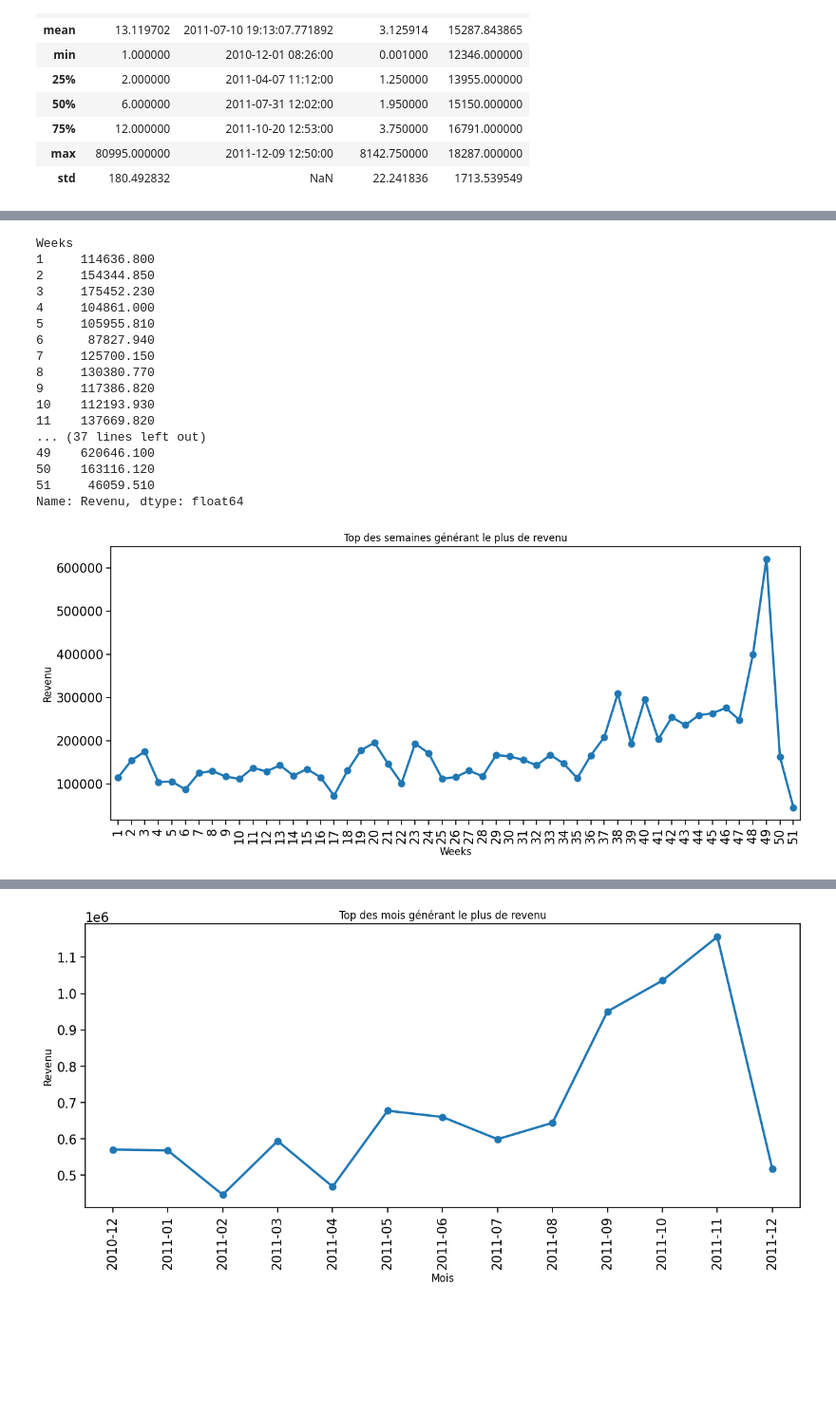
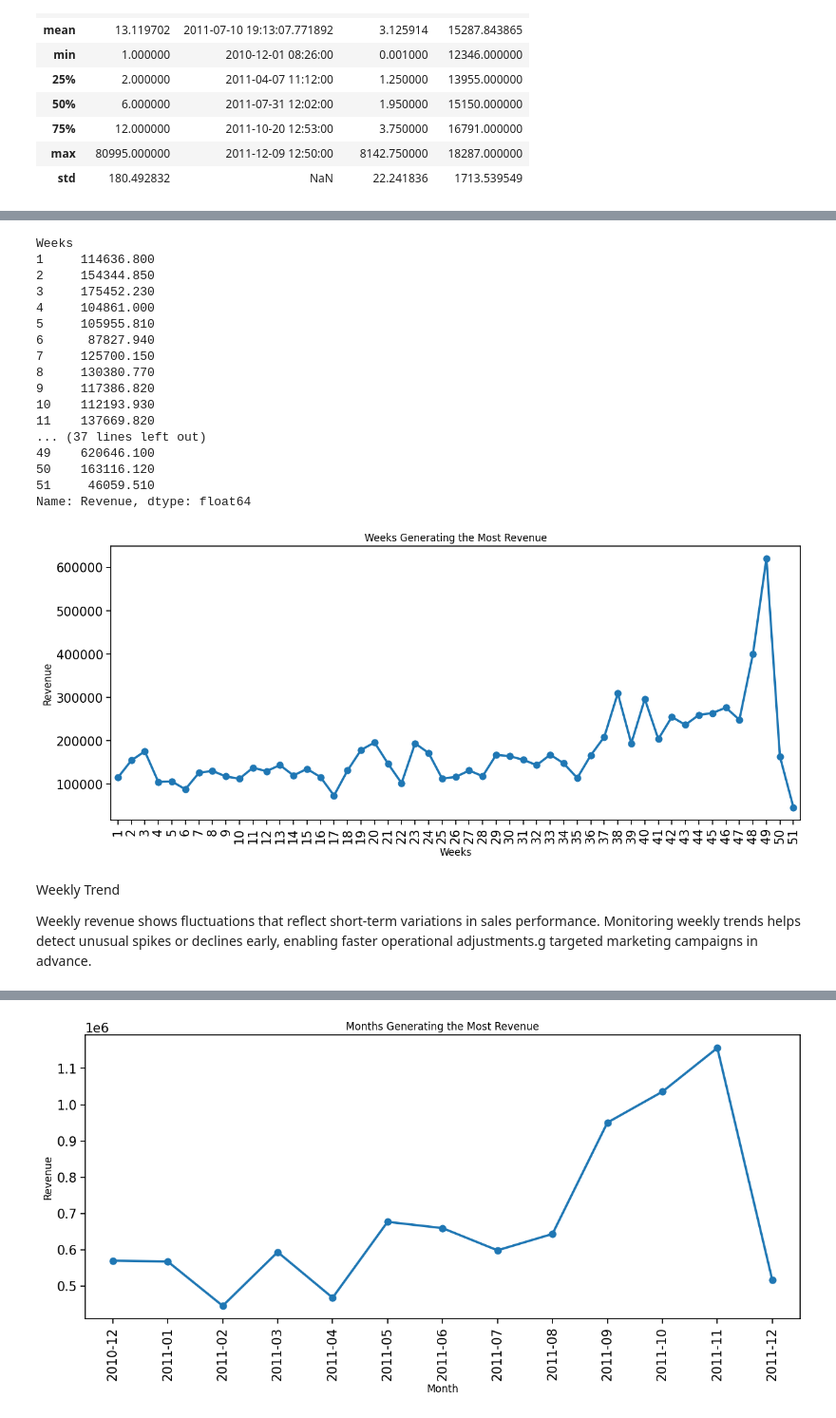
Before and after one commit to djafarou-ML/FUTURE_DS_01, a Jupyter notebook: analyse_vente.ipynb, the cells around one changed output, grey strips where cells are left out. Shown at 95% size. Drawn from its saved outputs; the diff is of its cells as text; code cells hidden in the pictures; blank space fills up the shorter version.

```diff
--- a/analyse_vente.ipynb
+++ b/analyse_vente.ipynb
@@ -173,10 +171,12 @@ negative_quantity
 | 541717 | C581569 | 20979 | 36 PENCILS TUBE RED RETROSPOT | -5 | 2011-12-09 11:58:00 | 1.25 | 17315.0 | United Kingdom |
 10624 rows × 8 columns
 # %%
-'''Creation de DataFrame contenant les mauvaises donnes : commande annuler, quantite negatif et prix et perte
-    et regroupement de toutes les données problématiques dans un seul DataFrame
 '''
-bad_data = pd.concat([customer_absent, negative_unit_price, negative_quantity, duplicate, price_zero])
+Create a DataFrame containing problematic data:
+canceled orders, negative quantities, negative or zero prices, duplicates.
+Combine all problematic data into a single DataFrame.
+'''
+bad_data = pd.concat([customer_missing, negative_unit_price, negative_quantity, duplicate, price_zero])
 bad_data
 # %% [output]
 |  | InvoiceNo | StockCode | Description | Quantity | InvoiceDate | UnitPrice | CustomerID | Country |
@@ -210,3 +210,7 @@ df
 | 541907 | 581587 | 23255 | CHILDRENS CUTLERY CIRCUS PARADE | 4 | 2011-12-09 12:50:00 | 4.15 | 12680.0 | France |
 | 541908 | 581587 | 22138 | BAKING SET 9 PIECE RETROSPOT | 3 | 2011-12-09 12:50:00 | 4.95 | 12680.0 | France |
 392692 rows × 8 columns
+# %%
+# Strip extra spaces in 'Country' column
+df['Country'] = df['Country'].str.strip()
+df
@@ -276,7 +295,7 @@ df_clean.describe()
 | max | 80995.000000 | 2011-12-09 12:50:00 | 8142.750000 | 18287.000000 |
 | std | 180.492832 | NaN | 22.241836 | 1713.539549 |
 # %%
-# Calcul du revenu pour chaque ligne
-df_clean['Revenu'] = df_clean['Quantity'] * df_clean['UnitPrice']
+# Calculate revenue per row
+df_clean['Revenue'] = df_clean['Quantity'] * df_clean['UnitPrice']
 df_clean
 # %% [output]
@@ -357,9 +384,8 @@ df_clean
 | 541908 | 581587 | 22138 | BAKING SET 9 PIECE RETROSPOT | 3 | 2011-12-09 12:50:00 | 4.95 | 12680.0 | France | 14.85 | ... |
 392692 rows × 10 columns
 # %%
-# Calcul du revenu total pour chaque semaine
-
-top_products_week = df_clean.groupby('Weeks')['Revenu'].sum()
+# Calculate total revenue per week
+top_products_week = df_clean.groupby('Weeks')['Revenue'].sum()
 top_products_week
 # %% [output]
 Weeks
@@ -378,24 +404,30 @@ Weeks
 49    620646.100
 50    163116.120
 51     46059.510
-Name: Revenu, dtype: float64
+Name: Revenue, dtype: float64
 # %%
+# Plot revenue per week
 sn.set_context("notebook", rc={"xtick.labelsize": 15, "ytick.labelsize": 15})
 top_products_week = top_products_week.sort_index()
 
 labels_X = top_products_week.index
-valeurs_Y = top_products_week.values
-top_dates_df = pd.DataFrame({'Weeks': labels_X, 'Revenu': valeurs_Y})
+values_Y = top_products_week.values
+top_dates_df = pd.DataFrame({'Weeks': labels_X, 'Revenue': values_Y})
 
 plt.figure(figsize=(15, 6))
 plt.subplot(111)
-sn.pointplot(data=top_dates_df, x='Weeks', y='Revenu')
+sn.pointplot(data=top_dates_df, x='Weeks', y='Revenue')
 plt.xticks(rotation=90)
 
-plt.ylabel("Revenu")
-plt.title("Top des semaines générant le plus de revenu")
+plt.ylabel("Revenue")
+plt.title("Weeks Generating the Most Revenue")
 
 plt.show()
 # %% [output]
-[figure, old version]
+[figure, new version]
+# %% [markdown]
+Weekly Trend
+
+Weekly revenue shows fluctuations that reflect short-term variations in sales performance.
+Monitoring weekly trends helps detect unusual spikes or declines early, enabling faster operational adjustments.g targeted marketing campaigns in advance.
 # %%
```
Also changed, not shown: parts of 36 cells of this notebook, 1 other file.
